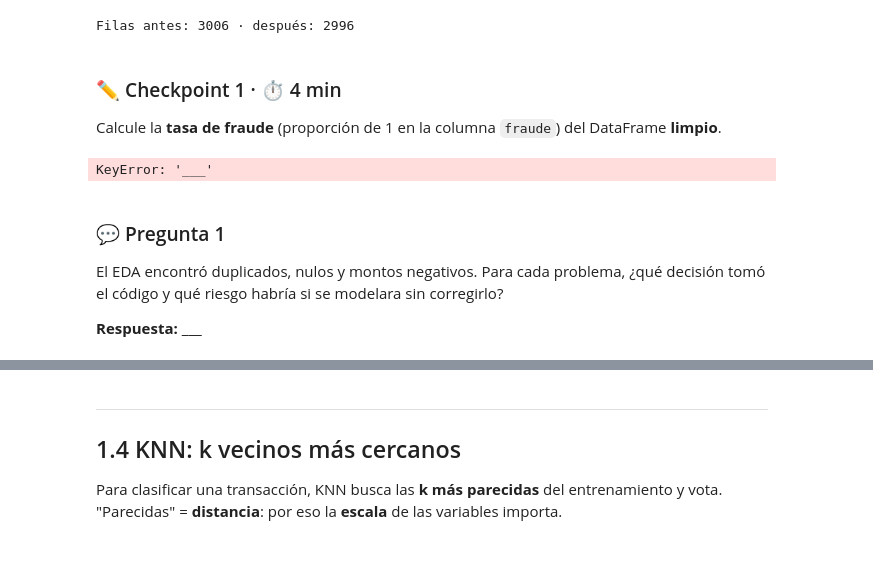
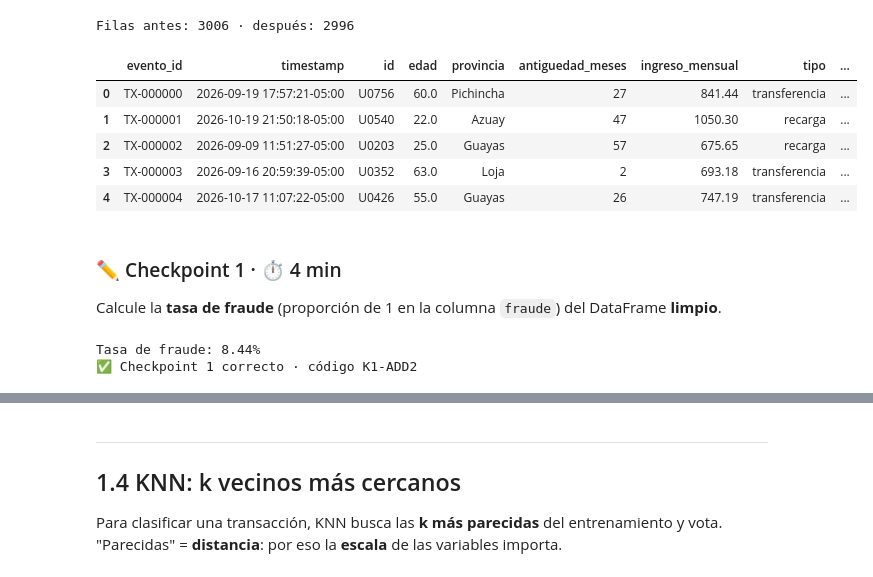
Before and after one commit to darwinpadilla84/diplomado_m6_darwin_padilla, a Jupyter notebook: talleres/clase1.ipynb, the cells around one changed output, grey strips where cells are left out. Saved outputs shown, nothing was run; the diff lists cells and outputs as text; code cells hidden in the pictures.

```diff
--- a/talleres/clase1.ipynb
+++ b/talleres/clase1.ipynb
@@ -126,17 +128,22 @@ df_limpio['edad'] = df_limpio['edad'].fillna(df_limpio['edad'].median())   # 3)
 print('Filas antes:', len(df), '· después:', len(df_limpio))
 # %% [output]
 Filas antes: 3006 · después: 2996
+# %%
+df_limpio.head()
+# %% [output]
+|  | evento_id | timestamp | id | edad | provincia | antiguedad_meses | ingreso_mensual | tipo | ... |
+| 0 | TX-000000 | 2026-09-19 17:57:21-05:00 | U0756 | 60.0 | Pichincha | 27 | 841.44 | transferencia | ... |
+| 1 | TX-000001 | 2026-10-19 21:50:18-05:00 | U0540 | 22.0 | Azuay | 47 | 1050.30 | recarga | ... |
+| 2 | TX-000002 | 2026-09-09 11:51:27-05:00 | U0203 | 25.0 | Guayas | 57 | 675.65 | recarga | ... |
+| 3 | TX-000003 | 2026-09-16 20:59:39-05:00 | U0352 | 63.0 | Loja | 2 | 693.18 | transferencia | ... |
+| 4 | TX-000004 | 2026-10-17 11:07:22-05:00 | U0426 | 55.0 | Guayas | 26 | 747.19 | transferencia | ... |
 # %% [markdown]
 ### ✏️ Checkpoint 1 · ⏱ 4 min
 Calcule la **tasa de fraude** (proporción de 1 en la columna `fraude`) del DataFrame **limpio**.
 # %%
-tasa = df_limpio['___'].___()          # ✏️ promedio de una variable 0/1 = proporción
+tasa = df_limpio['fraude'].mean()          # ✏️ promedio de una variable 0/1 = proporción
 print(f'Tasa de fraude: {tasa:.2%}')
 curso.checkpoint(1, tasa)
 # %% [output]
-KeyError: '___'
+Tasa de fraude: 8.44%
+✅ Checkpoint 1 correcto · código K1-ADD2
-# %% [markdown]
-### 💬 Pregunta 1
-El EDA encontró duplicados, nulos y montos negativos. Para cada problema, ¿qué decisión tomó el código y qué riesgo habría si se modelara sin corregirlo?
-
-**Respuesta:** ___
```
Also changed, not shown: parts of 22 cells of this notebook.
